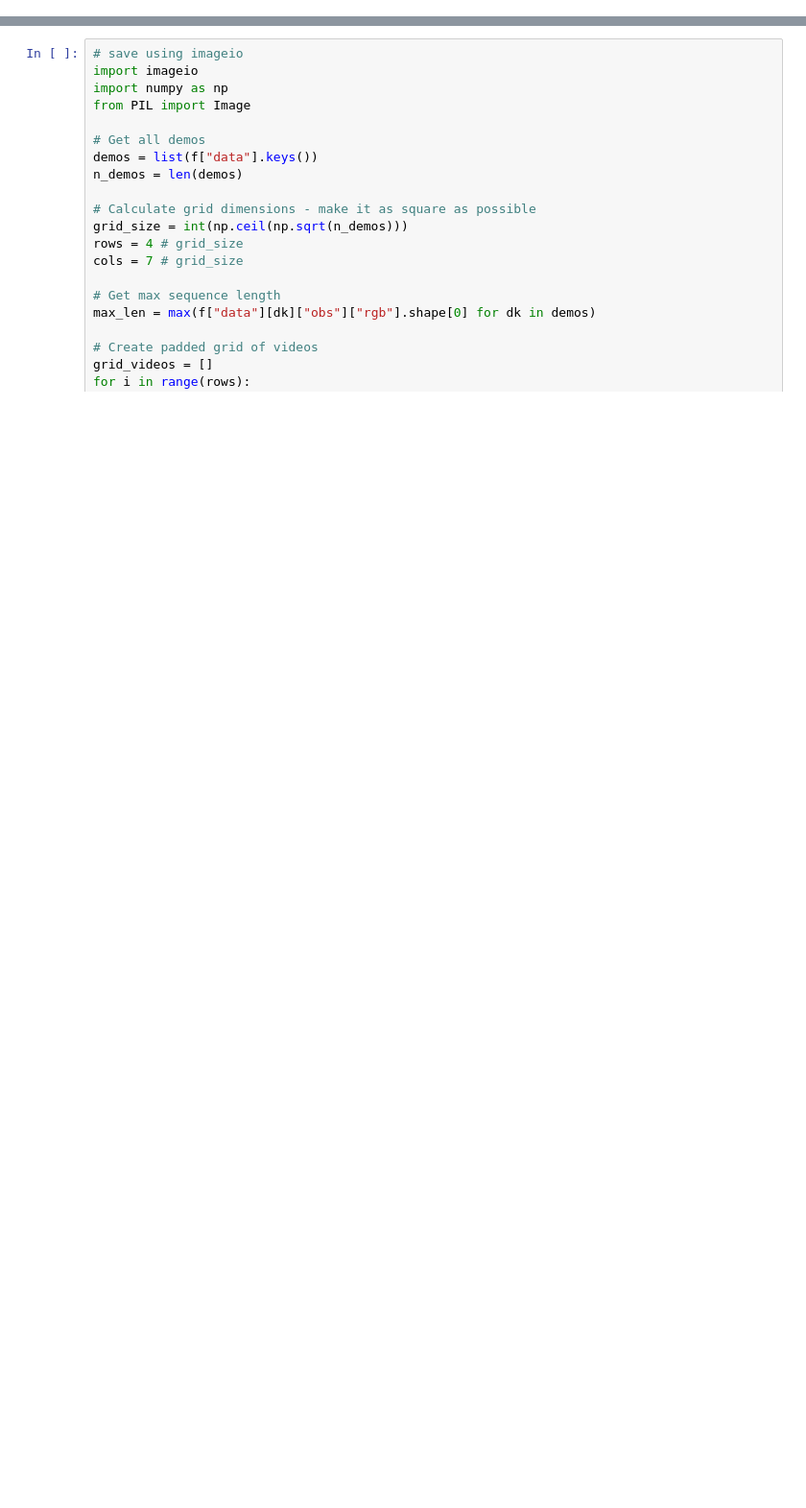
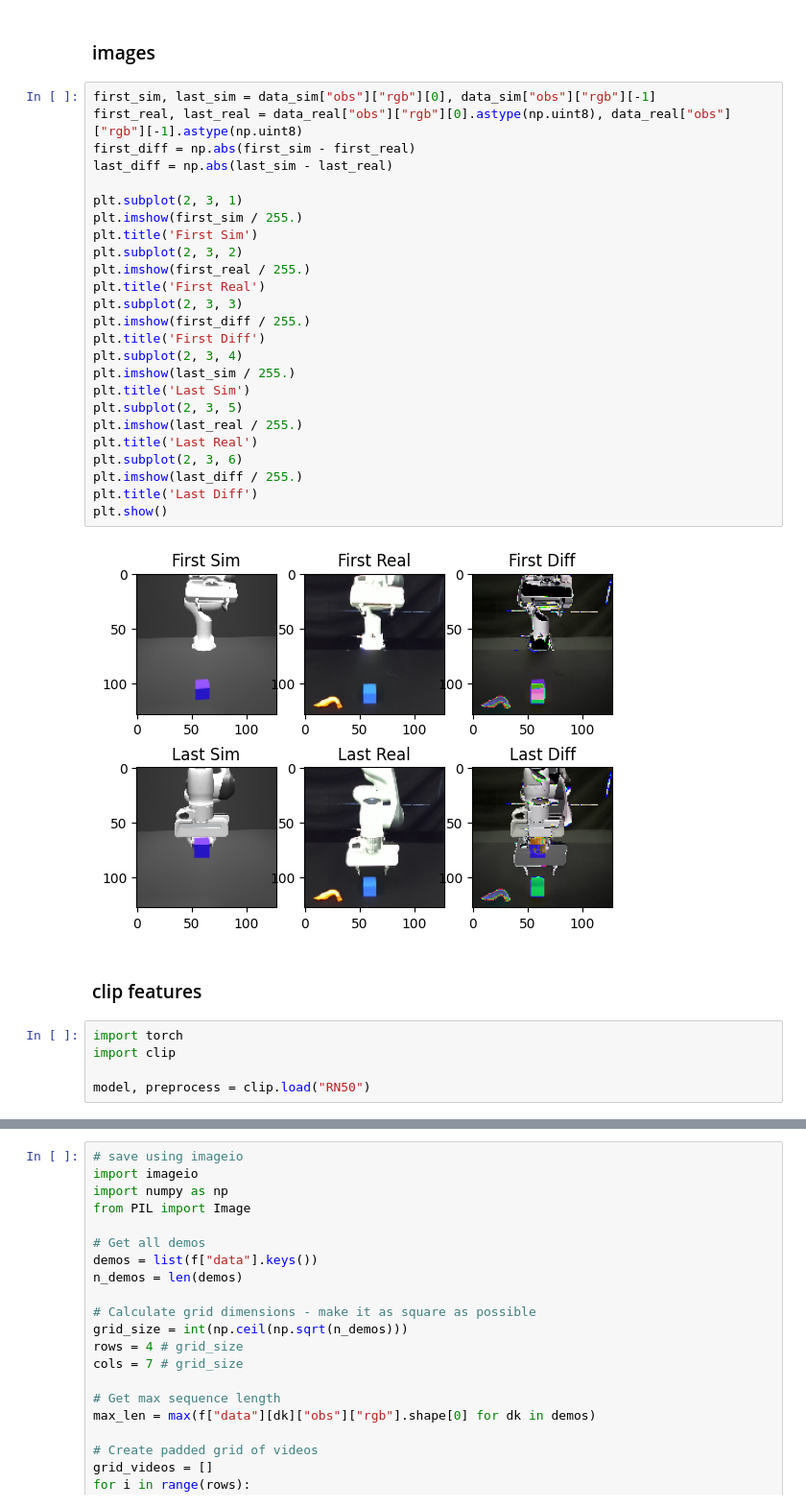
Before and after one commit to peek-robot/threedda, a Jupyter notebook: load_data.ipynb, the cells around one changed output, grey strips where cells are left out. Shown at 96% size. Cells and saved outputs as stored; diff of their text form; blank space fills up the shorter version.

```diff
--- a/load_data.ipynb
+++ b/load_data.ipynb
@@ -44,0 +28,36 @@ plt.show()
+# %% [markdown]
+### images
+# %%
+first_sim, last_sim = data_sim["obs"]["rgb"][0], data_sim["obs"]["rgb"][-1]
+first_real, last_real = data_real["obs"]["rgb"][0].astype(np.uint8), data_real["obs"]["rgb"][-1].astype(np.uint8)
+first_diff = np.abs(first_sim - first_real)
+last_diff = np.abs(last_sim - last_real)
+
+plt.subplot(2, 3, 1)
+plt.imshow(first_sim / 255.)
+plt.title('First Sim')
+plt.subplot(2, 3, 2)
+plt.imshow(first_real / 255.)
+plt.title('First Real')
+plt.subplot(2, 3, 3)
+plt.imshow(first_diff / 255.)
+plt.title('First Diff')
+plt.subplot(2, 3, 4)
+plt.imshow(last_sim / 255.)
+plt.title('Last Sim')
+plt.subplot(2, 3, 5)
+plt.imshow(last_real / 255.)
+plt.title('Last Real')
+plt.subplot(2, 3, 6)
+plt.imshow(last_diff / 255.)
+plt.title('Last Diff')
+plt.show()
+# %% [output]
+[figure, added]
+# %% [markdown]
+### clip features
+# %%
+import torch
+import clip
+
+model, preprocess = clip.load("RN50")
```
Also changed, not shown: parts of 20 cells of this notebook, 6 other files.
